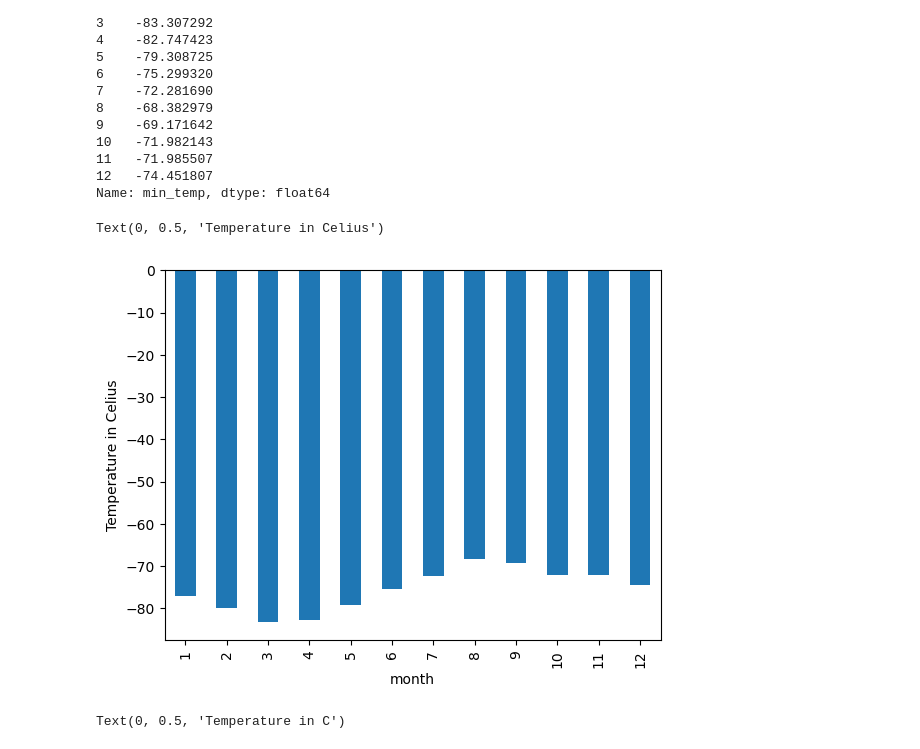
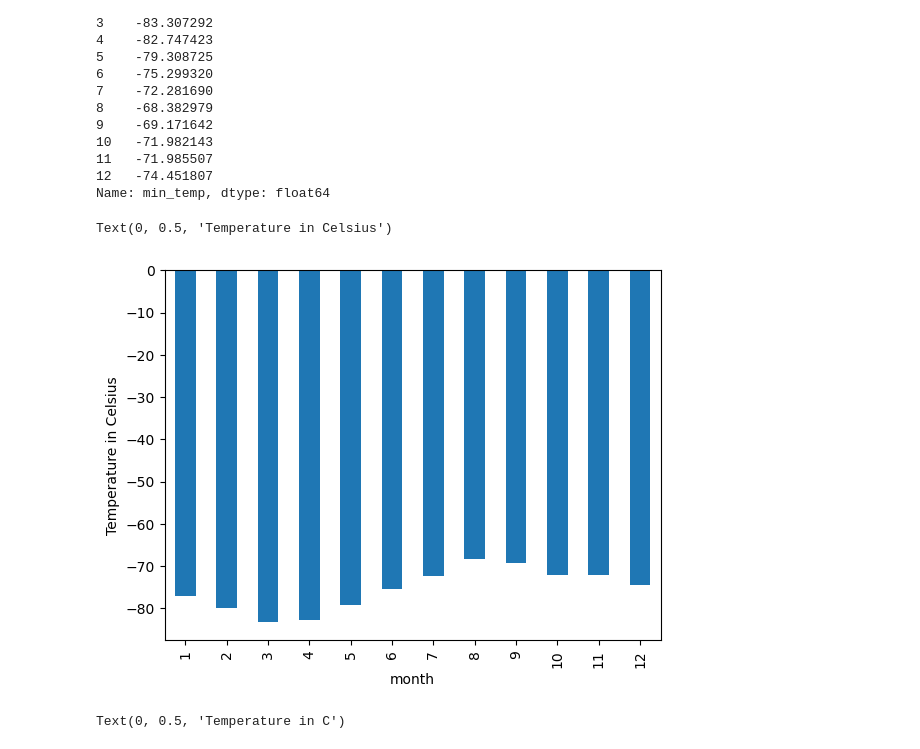
Before and after one commit to nidhruv9/data-collection-challenge, a Jupyter notebook: Starter_Code 6/part_2_mars_weather.ipynb, the cells around one changed output. Saved outputs shown, nothing was run; the diff lists cells and outputs as text; code cells hidden in the pictures.

```diff
--- a/Starter_Code 6/part_2_mars_weather.ipynb
+++ b/Starter_Code 6/part_2_mars_weather.ipynb
@@ -186,14 +186,14 @@ Name: min_temp, dtype: float64
 # %%
 # Plot the average temperature by month
 
 import matplotlib.pyplot as plt
 
 avg_low_temp_month.plot(kind='bar')
 
-plt.ylabel('Temperature in Celius')
+plt.ylabel('Temperature in Celsius')
 # %% [output]
-Text(0, 0.5, 'Temperature in Celius')
+Text(0, 0.5, 'Temperature in Celsius')
-[figure, old version]
+[figure, new version]
 # %%
 # Identify the coldest and hottest months in Curiosity's location
 
```
Also changed, not shown: parts of 1 cell of this notebook, 2 other files.
